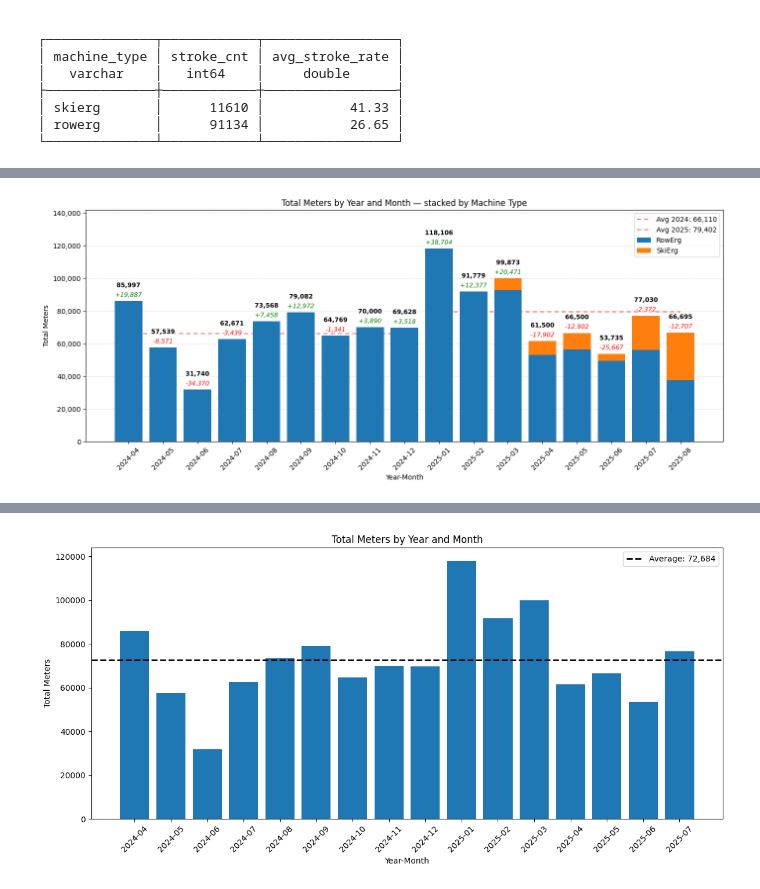
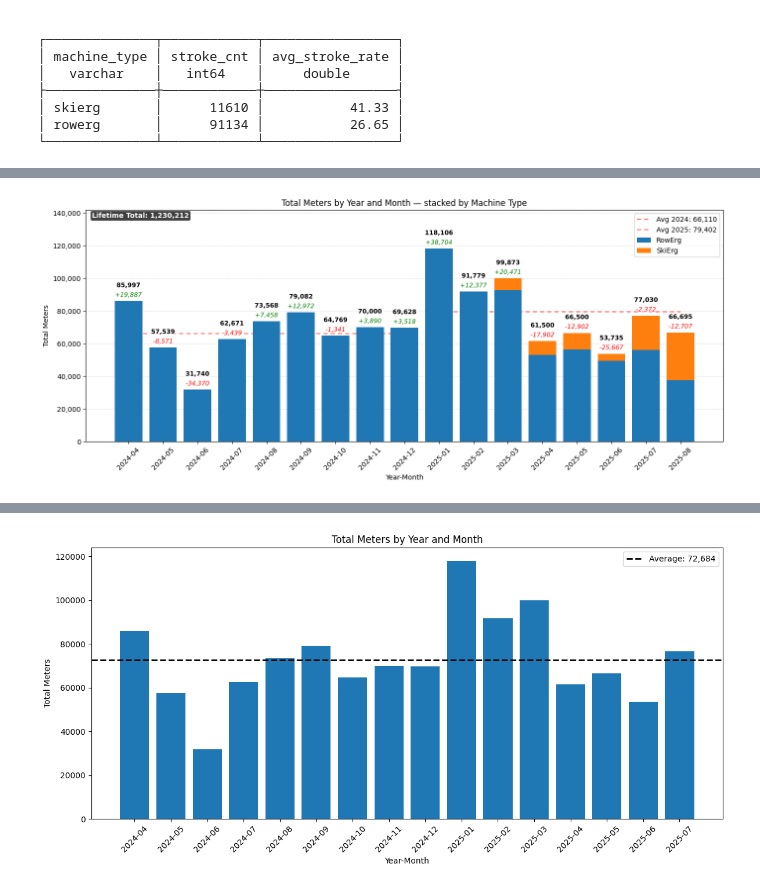
Before and after one commit to mattmartin14/dream_machine, a Jupyter notebook: concept2/scratchpad.ipynb, the cells around one changed output, grey strips where cells are left out. Cells and saved outputs as stored; diff of their text form; code cells hidden in the pictures.

```diff
--- a/concept2/scratchpad.ipynb
+++ b/concept2/scratchpad.ipynb
@@ -168,38 +168,49 @@ if len(labels) > 24:
 
 plt.legend()
 
+# Lifetime total annotation in the upper-left corner
+lifetime_total = int(total_by_month.sum())
+ax.text(
+    0.01, 0.99,
+    f"Lifetime Total: {lifetime_total:,}",
+    transform=ax.transAxes,
+    ha='left', va='top',
+    fontsize=10, fontweight='bold', color='white', zorder=5,
+    bbox=dict(facecolor='black', edgecolor='none', alpha=0.75, boxstyle='round,pad=0.2')
+)
+
 # Annotate: two-line label above the bar top using fixed point offsets
 for i, y in enumerate(total_by_month):
     yr = years_list[i]
     yavg = avg_by_year.loc[yr]
     delta = y - yavg
 
     # Top line: total
     t_total = ax.annotate(
         f"{int(y):,}",
         xy=(x[i], y),
         xytext=(0, 18),  # points above bar top
         textcoords='offset points',
         ha='center', va='bottom',
         fontsize=9, fontweight='bold', zorder=4,
     )
     t_total.set_path_effects([pe.withStroke(linewidth=3, foreground='white')])
 
     # Second line: delta directly below the total (vs. year average)
     color = 'green' if delta >= 0 else 'red'
     t_delta = ax.annotate(
         f"{delta:+,.0f}",
         xy=(x[i], y),
         xytext=(0, 4),  # below the total label
         textcoords='offset points',
         ha='center', va='bottom',
         fontsize=9, color=color, style='italic', zorder=4,
     )
     t_delta.set_path_effects([pe.withStroke(linewidth=2, foreground='white')])
 
 plt.show()
 # %% [output]
-[figure, old version]
+[figure, new version]
 # %%
 sql = """
 
```
